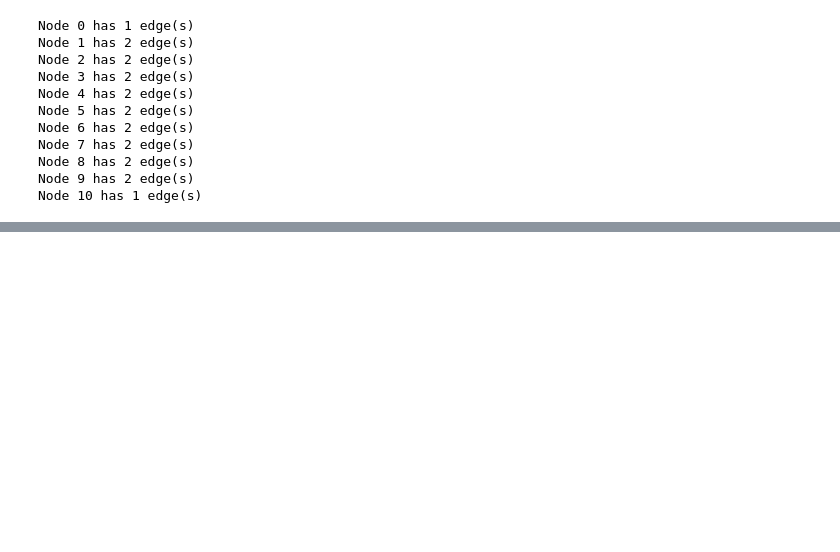
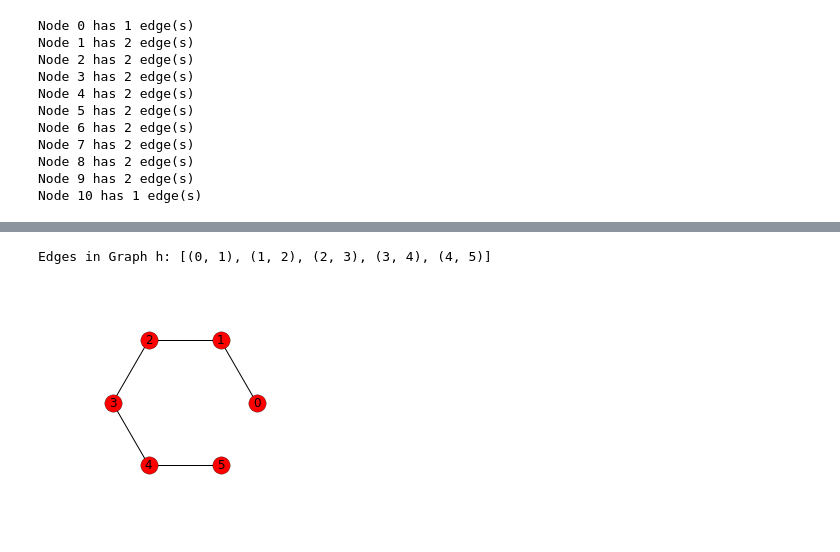
Before and after one commit to lcdm-uiuc/info490-sp16, a Jupyter notebook: Week10/notebooks/intro2na-ga.ipynb, the cells around one changed output, grey strips where cells are left out. Drawn from its saved outputs; the diff is of its cells as text; code cells hidden in the pictures; blank space fills up the shorter version.

```diff
--- a/Week10/notebooks/intro2na-ga.ipynb
+++ b/Week10/notebooks/intro2na-ga.ipynb
@@ -153,0 +173,10 @@ Node 9 connected to Node 10 with Weight 100
+# %%
+h = nx.path_graph(6)
+print('Edges in Graph h:', h.edges())
+
+plt.figure(figsize=(3, 3))
+nx.draw_circular(h, with_labels=True)
+plt.show()
+# %% [output]
+Edges in Graph h: [(0, 1), (1, 2), (2, 3), (3, 4), (4, 5)]
+[figure, added]
```
Also changed, not shown: parts of 34 cells of this notebook, 1 other file.
